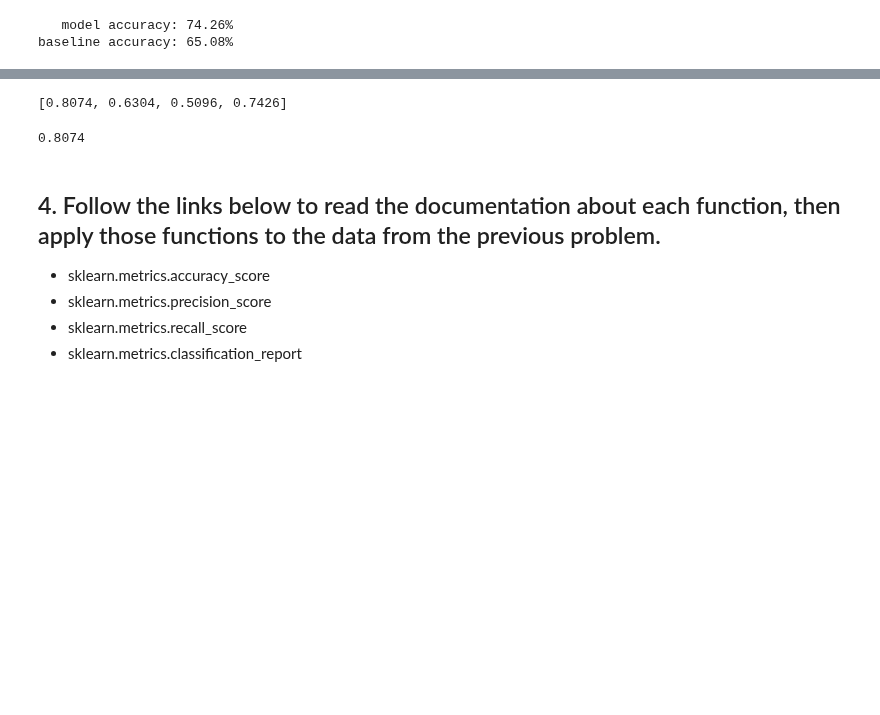
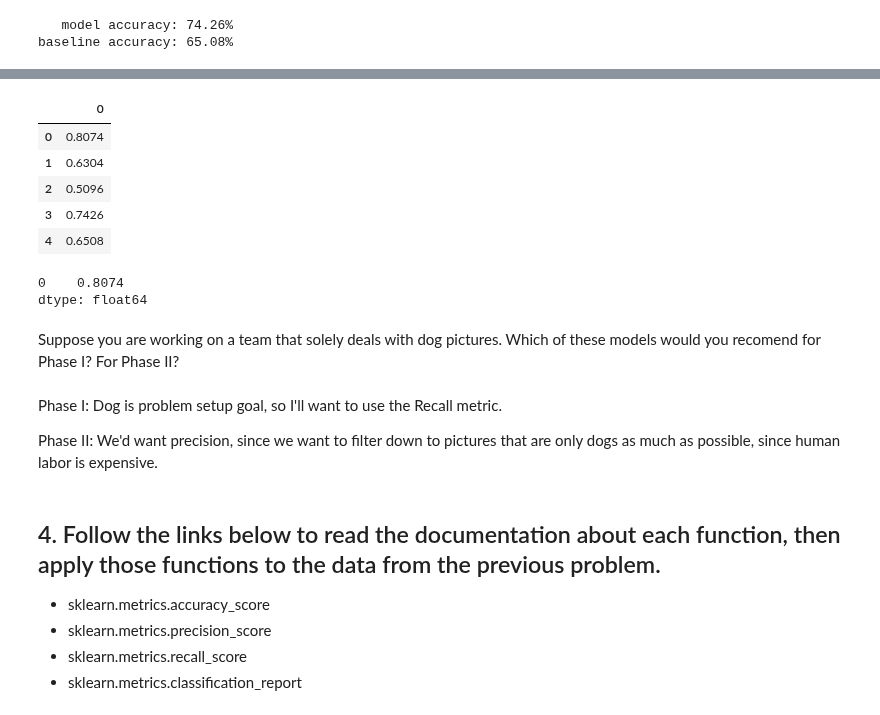
Before and after one commit to lukewbecker/classification-exercises, a Jupyter notebook: model_evaluation.ipynb, the cells around one changed output, grey strips where cells are left out. Drawn from its saved outputs; the diff is of its cells as text; code cells hidden in the pictures; blank space fills up the shorter version.

```diff
--- a/model_evaluation.ipynb
+++ b/model_evaluation.ipynb
@@ -590,16 +595,28 @@ baseline accuracy: 65.08%
 # %%
 # Highest Models:
 
-model_list = [model_accuracy1, model_accuracy2, model_accuracy3, model_accuracy4]
+model_list = pd.DataFrame([model_accuracy1, model_accuracy2, model_accuracy3, model_accuracy4, baseline_accuracy])
 model_list
 # %% [output]
-[0.8074, 0.6304, 0.5096, 0.7426]
+|  | 0 |
+| 0 | 0.8074 |
+| 1 | 0.6304 |
+| 2 | 0.5096 |
+| 3 | 0.7426 |
+| 4 | 0.6508 |
 # %%
-max(model_list)
+model_list.max()
 
 # Model 1 has the highest accuracy, and is higher than the baseline model.
 # %% [output]
-0.8074
+0    0.8074
+dtype: float64
+# %% [markdown]
+Suppose you are working on a team that solely deals with dog pictures. Which of these models would you recomend for Phase I? For Phase II?
+# %% [markdown]
+Phase I: Dog is problem setup goal, so I'll want to use the Recall metric.
+
+Phase II: We'd want precision, since we want to filter down to pictures that are only dogs as much as possible, since human labor is expensive.
 # %% [markdown]
 ## 4. Follow the links below to read the documentation about each function, then apply those functions to the data from the previous problem.
 
```
Also changed, not shown: parts of 6 cells of this notebook.
